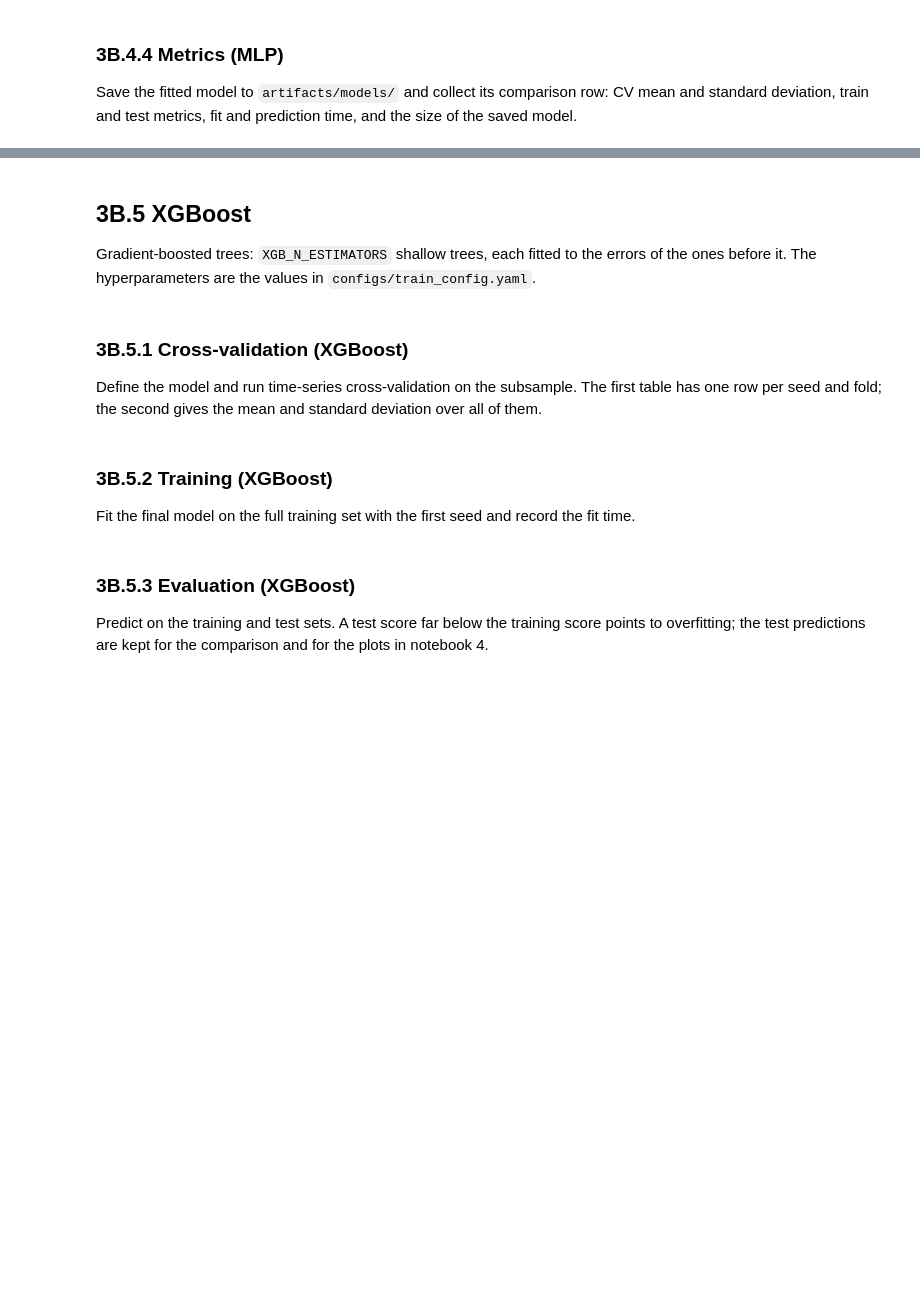
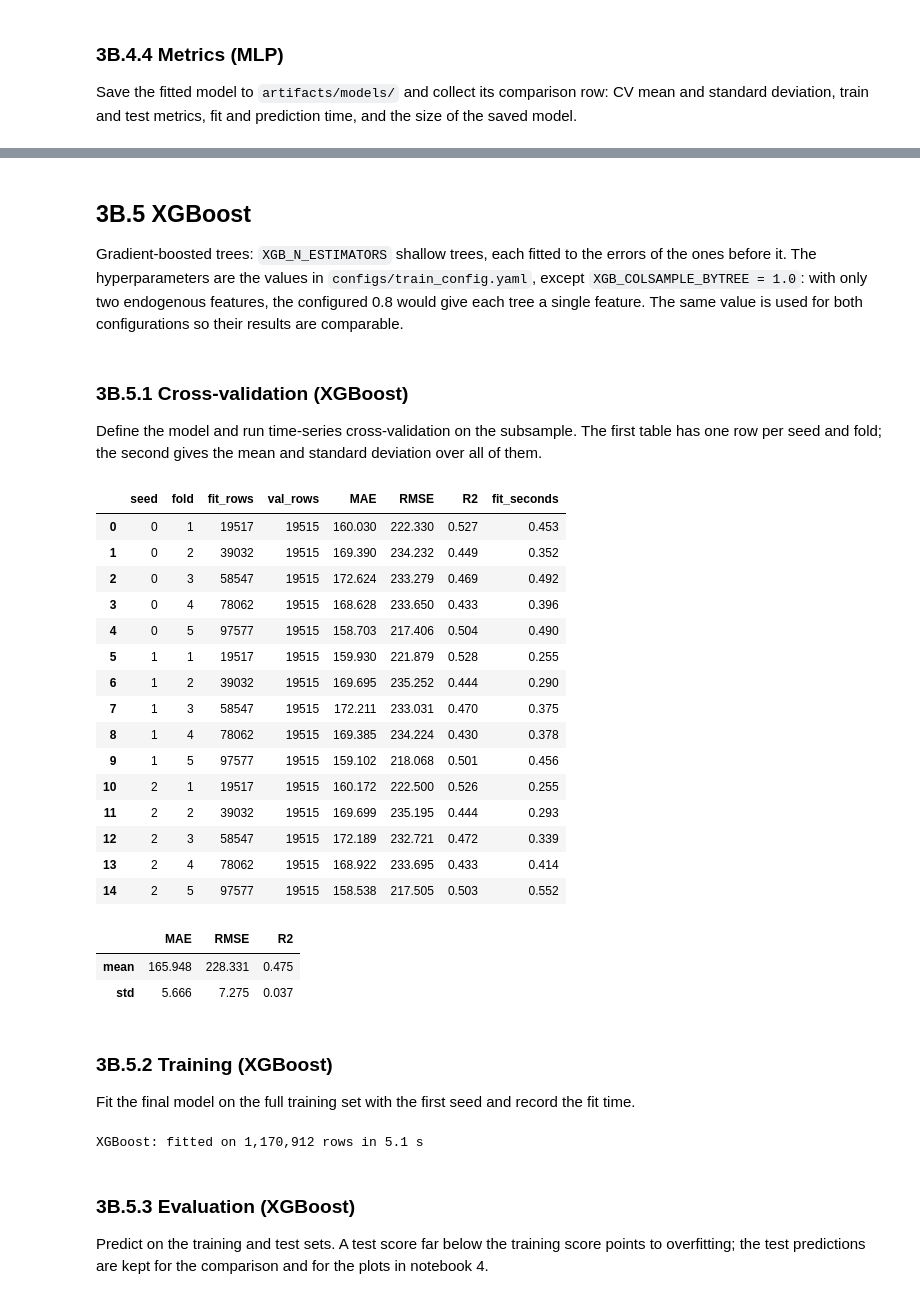
Before and after one commit to dimst2001/solarMl-thesis, a Jupyter notebook: notebooks/3B_Training_Regressor_Models_Exogenous.ipynb, the cells around one changed output, grey strips where cells are left out. Saved outputs shown, nothing was run; the diff lists cells and outputs as text; code cells hidden in the pictures; blank space fills up the shorter version.

```diff
--- a/notebooks/3B_Training_Regressor_Models_Exogenous.ipynb
+++ b/notebooks/3B_Training_Regressor_Models_Exogenous.ipynb
@@ -382,29 +566,49 @@ print(f"Model saved to: {mlp_model_path}")
 # %% [markdown]
 ## 3B.5 XGBoost
 
-Gradient-boosted trees: `XGB_N_ESTIMATORS` shallow trees, each fitted to the errors of the ones before it. The hyperparameters are the values in `configs/train_config.yaml`.
+Gradient-boosted trees: `XGB_N_ESTIMATORS` shallow trees, each fitted to the errors of the ones before it. The hyperparameters are the values in `configs/train_config.yaml`, except `XGB_COLSAMPLE_BYTREE = 1.0`: with only two endogenous features, the configured 0.8 would give each tree a single feature. The same value is used for both configurations so their results are comparable.
 # %% [markdown]
 ### 3B.5.1 Cross-validation (XGBoost)
 
 Define the model and run time-series cross-validation on the subsample. The first table has one row per seed and fold; the second gives the mean and standard deviation over all of them.
 # %%
-# XGBoost hyperparameters (from configs/train_config.yaml, not tuned).
+# XGBoost hyperparameters (configs/train_config.yaml, colsample_bytree raised to 1.0; not tuned).
 XGB_N_ESTIMATORS = 500
 XGB_LEARNING_RATE = 0.05
 XGB_MAX_DEPTH = 6
 XGB_SUBSAMPLE = 0.8
-XGB_COLSAMPLE_BYTREE = 0.8
+XGB_COLSAMPLE_BYTREE = 1.0
 
 
 def make_xgboost(seed):
     return XGBRegressor(n_estimators=XGB_N_ESTIMATORS, learning_rate=XGB_LEARNING_RATE,
                         max_depth=XGB_MAX_DEPTH, subsample=XGB_SUBSAMPLE,
                         colsample_bytree=XGB_COLSAMPLE_BYTREE, n_jobs=-1, random_state=seed)
 
 
 cv_results["XGBoost"] = run_cv(make_xgboost, seeds=SEEDS)
 display(cv_results["XGBoost"].round(3))
 display(cv_summary(cv_results["XGBoost"]).round(3))
+# %% [output]
+|  | seed | fold | fit_rows | val_rows | MAE | RMSE | R2 | fit_seconds |
+| 0 | 0 | 1 | 19517 | 19515 | 160.030 | 222.330 | 0.527 | 0.453 |
+| 1 | 0 | 2 | 39032 | 19515 | 169.390 | 234.232 | 0.449 | 0.352 |
+| 2 | 0 | 3 | 58547 | 19515 | 172.624 | 233.279 | 0.469 | 0.492 |
+| 3 | 0 | 4 | 78062 | 19515 | 168.628 | 233.650 | 0.433 | 0.396 |
+| 4 | 0 | 5 | 97577 | 19515 | 158.703 | 217.406 | 0.504 | 0.490 |
+| 5 | 1 | 1 | 19517 | 19515 | 159.930 | 221.879 | 0.528 | 0.255 |
+| 6 | 1 | 2 | 39032 | 19515 | 169.695 | 235.252 | 0.444 | 0.290 |
+| 7 | 1 | 3 | 58547 | 19515 | 172.211 | 233.031 | 0.470 | 0.375 |
+| 8 | 1 | 4 | 78062 | 19515 | 169.385 | 234.224 | 0.430 | 0.378 |
+| 9 | 1 | 5 | 97577 | 19515 | 159.102 | 218.068 | 0.501 | 0.456 |
+| 10 | 2 | 1 | 19517 | 19515 | 160.172 | 222.500 | 0.526 | 0.255 |
+| 11 | 2 | 2 | 39032 | 19515 | 169.699 | 235.195 | 0.444 | 0.293 |
+| 12 | 2 | 3 | 58547 | 19515 | 172.189 | 232.721 | 0.472 | 0.339 |
+| 13 | 2 | 4 | 78062 | 19515 | 168.922 | 233.695 | 0.433 | 0.414 |
+| 14 | 2 | 5 | 97577 | 19515 | 158.538 | 217.505 | 0.503 | 0.552 |
+|  | MAE | RMSE | R2 |
+| mean | 165.948 | 228.331 | 0.475 |
+| std | 5.666 | 7.275 | 0.037 |
 # %% [markdown]
 ### 3B.5.2 Training (XGBoost)
 
@@ -413,6 +617,8 @@ Fit the final model on the full training set with the first seed and record the
 xgb_model = make_xgboost(SEEDS[0])
 xgb_fit_seconds = fit_and_time(xgb_model, X_train, y_train)
 print(f"XGBoost: fitted on {len(X_train):,} rows in {xgb_fit_seconds:.1f} s")
+# %% [output]
+XGBoost: fitted on 1,170,912 rows in 5.1 s
 # %% [markdown]
 ### 3B.5.3 Evaluation (XGBoost)
 
```
Also changed, not shown: parts of 22 cells of this notebook, 21 other files.
